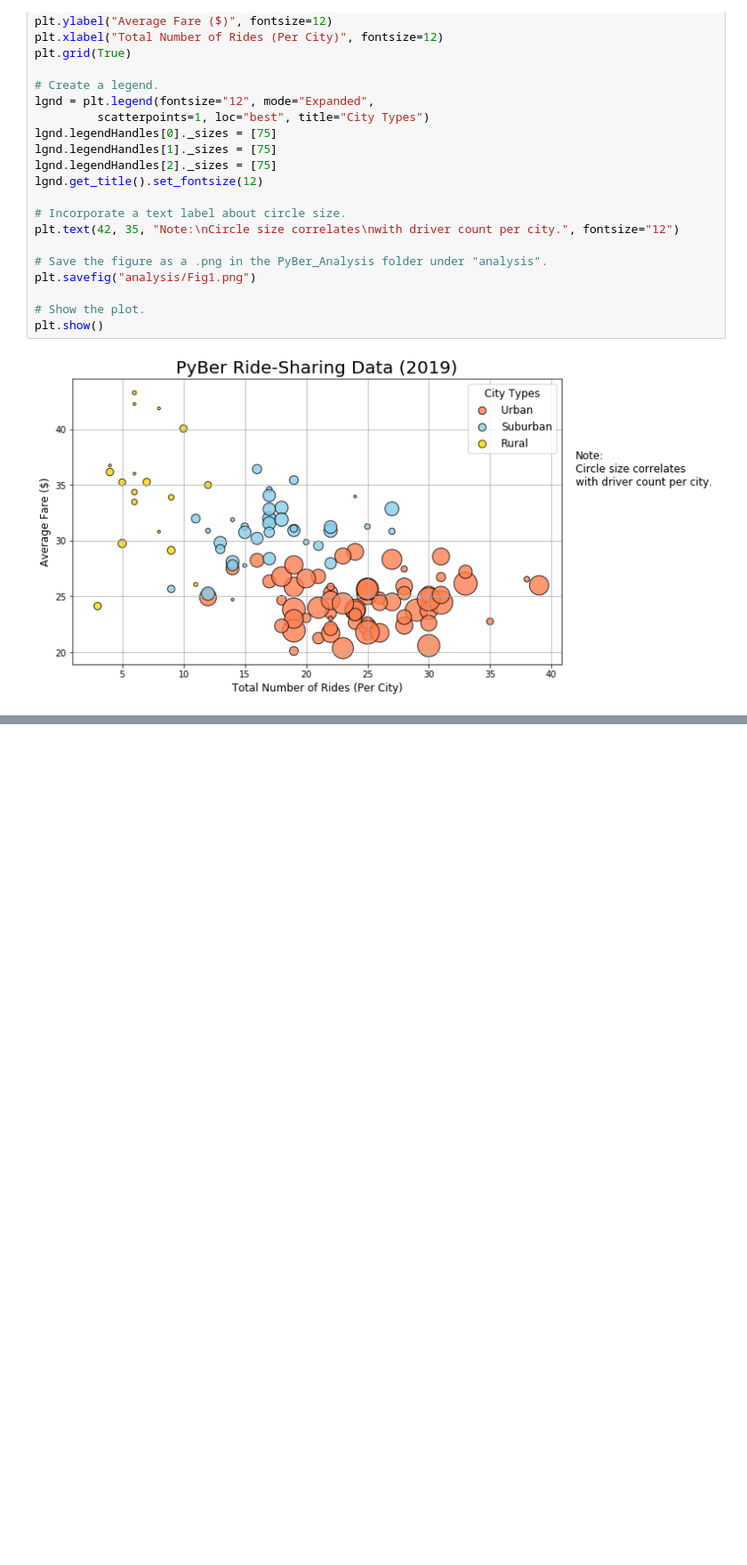
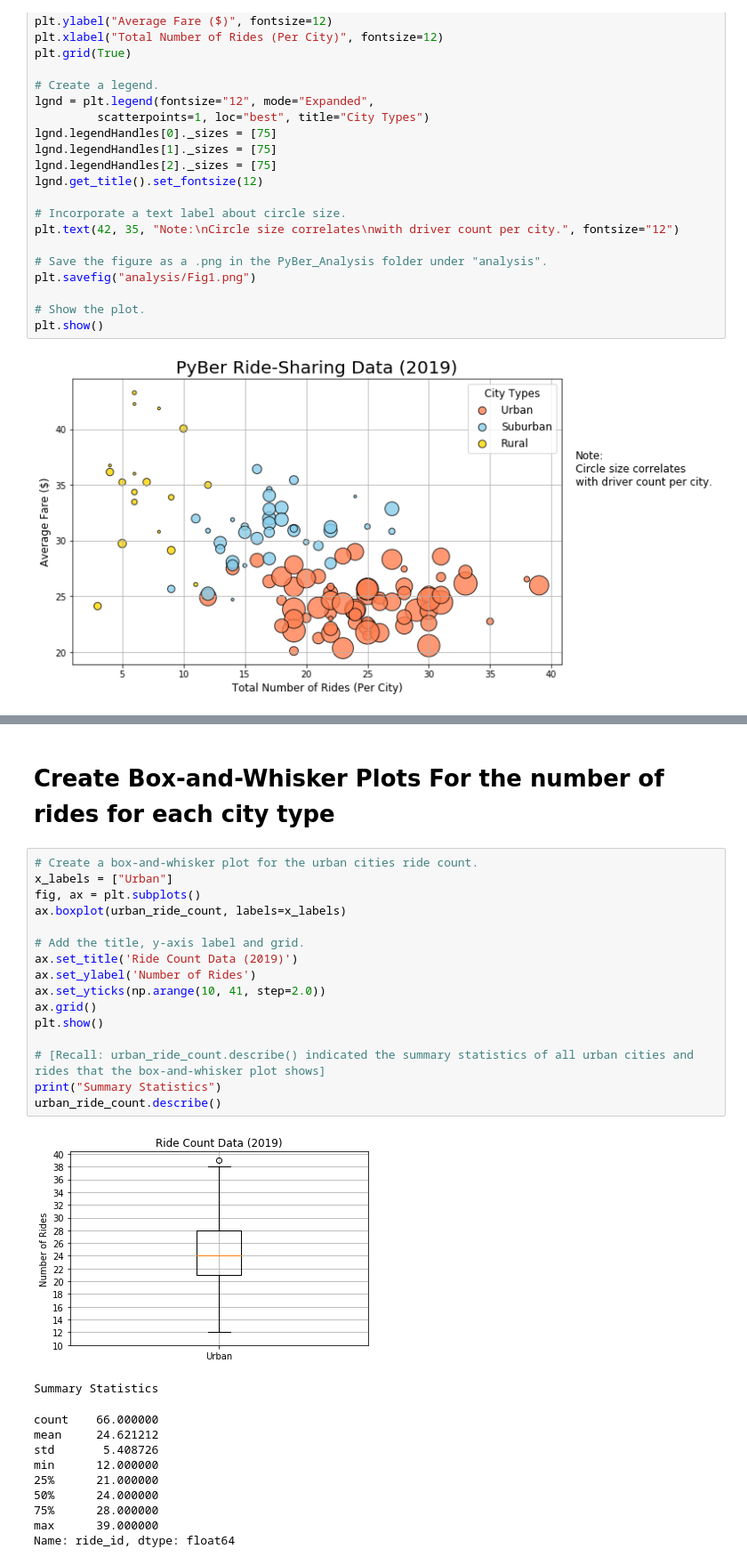
Before and after one commit to scottja312/PyBer_Analysis, a Jupyter notebook: PyBer.ipynb, the cells around one changed output, grey strips where cells are left out. Shown at 89% size. Drawn from its saved outputs; the diff is of its cells as text; blank space fills up the shorter version.

Commit message:
updated box-and-whisker graph plots.

```diff
--- a/PyBer.ipynb
+++ b/PyBer.ipynb
@@ -443,0 +759,30 @@ plt.show()
+# %% [markdown]
+# Create Box-and-Whisker Plots For the number of rides for each city type
+# %%
+# Create a box-and-whisker plot for the urban cities ride count.
+x_labels = ["Urban"]
+fig, ax = plt.subplots()
+ax.boxplot(urban_ride_count, labels=x_labels)
+
+# Add the title, y-axis label and grid.
+ax.set_title('Ride Count Data (2019)')
+ax.set_ylabel('Number of Rides')
+ax.set_yticks(np.arange(10, 41, step=2.0))
+ax.grid()
+plt.show()
+
+# [Recall: urban_ride_count.describe() indicated the summary statistics of all urban cities and rides that the box-and-whisker plot shows]
+print("Summary Statistics")
+urban_ride_count.describe()
+# %% [output]
+[figure, added]
+Summary Statistics
+count    66.000000
+mean     24.621212
+std       5.408726
+min      12.000000
+25%      21.000000
+50%      24.000000
+75%      28.000000
+max      39.000000
+Name: ride_id, dtype: float64
```
Also changed, not shown: parts of 48 cells of this notebook, 3 other files.
